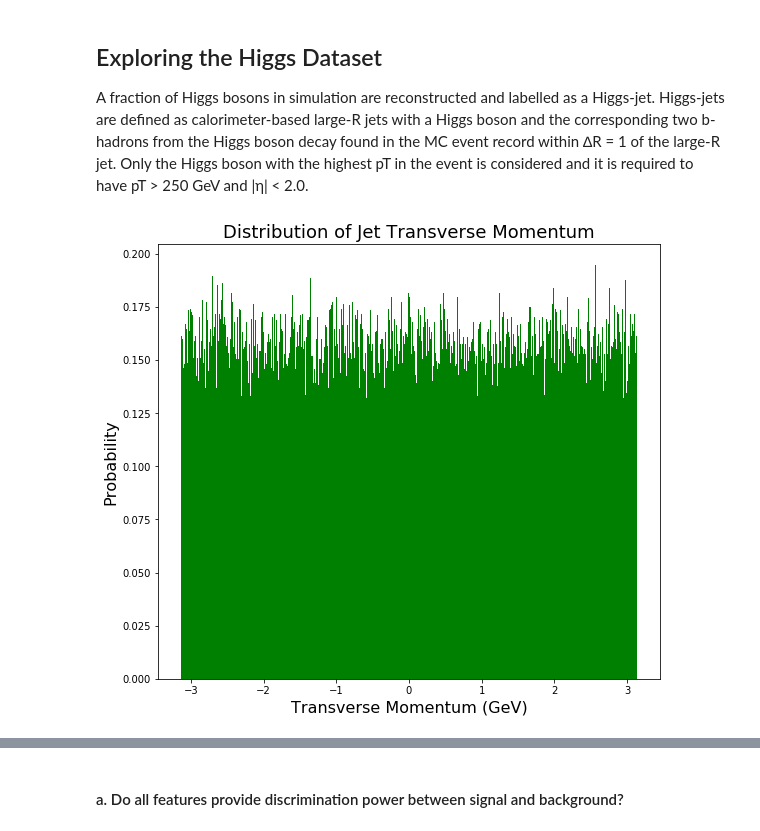
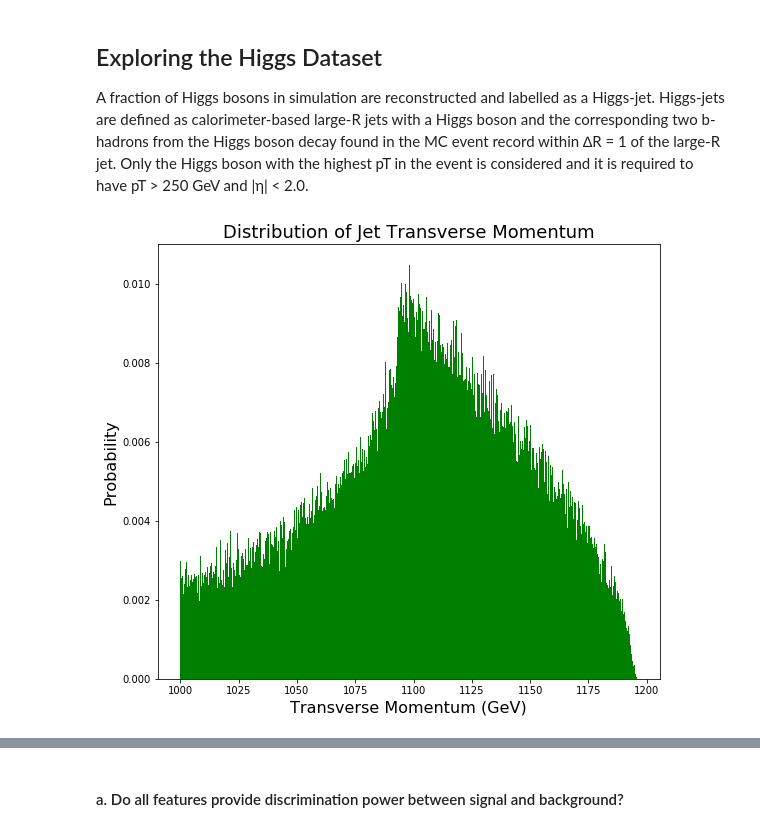
Before and after one commit to IgorBanin/Phys434, a Jupyter notebook: lab5.ipynb, the cells around one changed output, grey strips where cells are left out. Saved outputs shown, nothing was run; the diff lists cells and outputs as text; code cells hidden in the pictures.

Commit message:
done with all the plots

```diff
--- a/lab5.ipynb
+++ b/lab5.ipynb
@@ -78,15 +79,17 @@ QCD background categories:  Index(['pt', 'eta', 'phi', 'mass', 'ee2', 'ee3', 'd2
 
 A fraction of Higgs bosons in simulation are reconstructed and labelled as a Higgs-jet. Higgs-jets are defined as calorimeter-based large-R jets with a Higgs boson and the corresponding two b-hadrons from the Higgs boson decay found in the MC event record within ∆R = 1 of the large-R jet. Only the Higgs boson with the highest pT in the event is considered and it is required to have pT > 250 GeV and |η| < 2.0.
 # %%
+#pt - Corresponds to the transverse momentum in the xy-plane of the proton to proton collisions in the LHC.
+
 plt.rcParams["figure.figsize"] = (9,8)
 
 bins = 500
-plt.hist(higgs['phi'][:], bins, color = 'green', histtype = 'bar',
+plt.hist(higgs['pt'][:], bins, color = 'green', histtype = 'bar',
         density=True)
 
 plt.xlabel('Transverse Momentum (GeV)', fontsize=16)
 plt.ylabel('Probability', fontsize=16)
 plt.title('Distribution of Jet Transverse Momentum', fontsize=18)
 plt.show()
 # %% [output]
-[figure, old version]
+[figure, new version]
```
Also changed, not shown: parts of 22 cells of this notebook.
